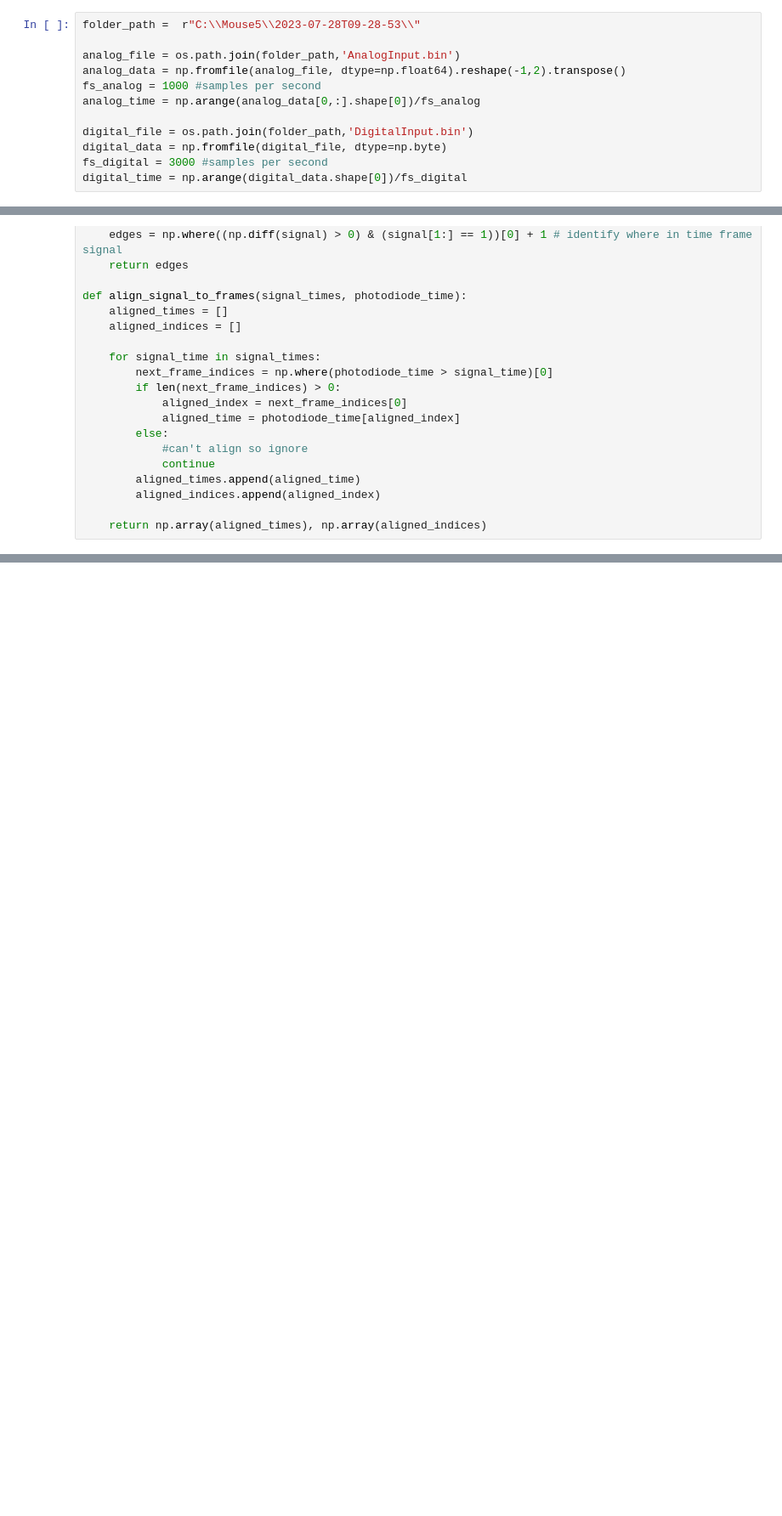
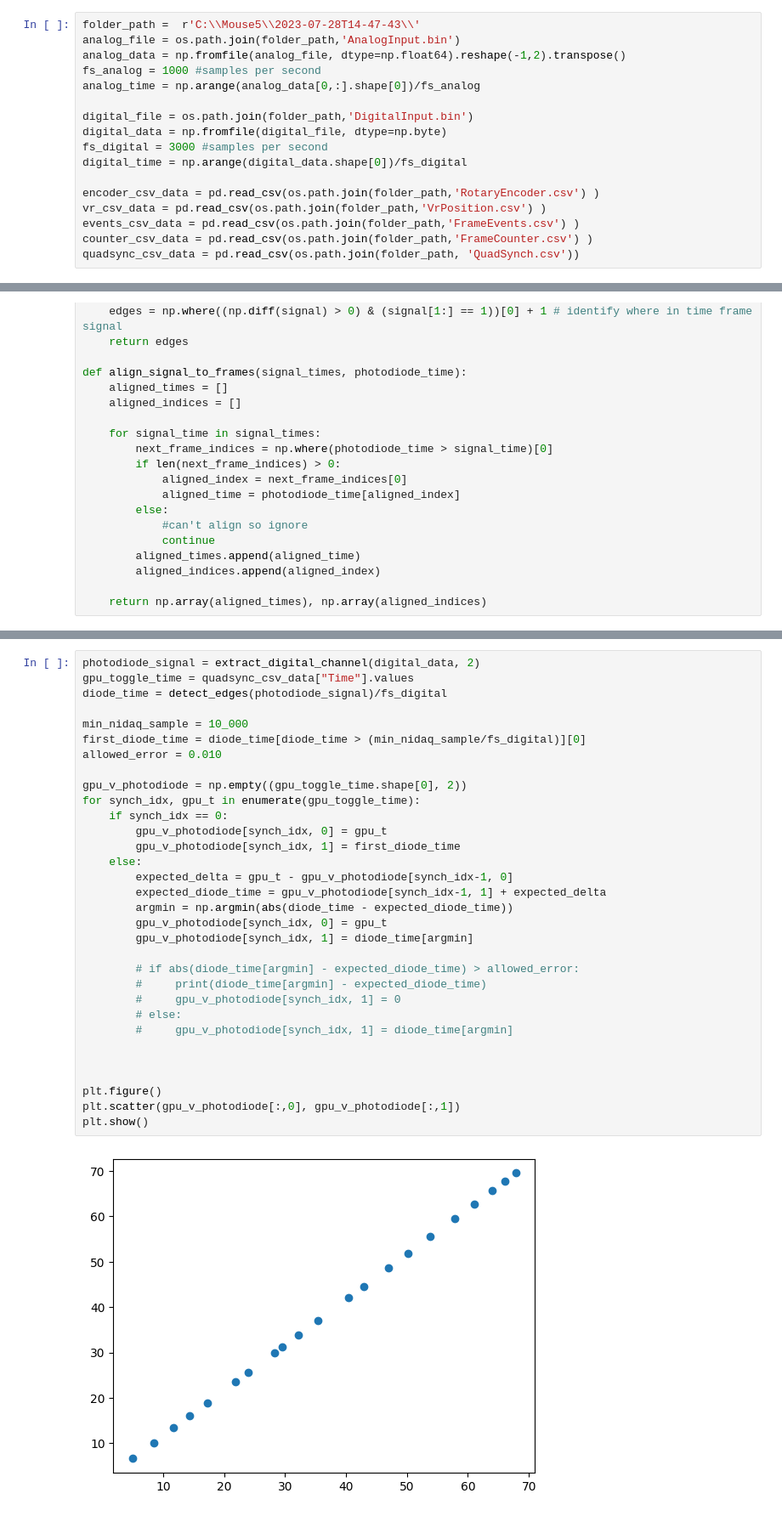
Before and after one commit to neurogears/sarahe-vr-2p, a Jupyter notebook: analysis/preprocessData.ipynb, the cells around one changed output, grey strips where cells are left out. Shown: that part at 85% size. Drawn from its saved outputs; the diff is of its cells as text; blank space fills up the shorter version.

Commit message:
random diode pulse +analysis for post processing

```diff
--- a/analysis/preprocessData.ipynb
+++ b/analysis/preprocessData.ipynb
@@ -7,6 +8,5 @@ from scipy.signal import resample_poly
 # %%
-folder_path =  r"C:\\Mouse5\\2023-07-28T09-28-53\\"
-
+folder_path =  r'C:\\Mouse5\\2023-07-28T14-47-43\\'
 analog_file = os.path.join(folder_path,'AnalogInput.bin')
 analog_data = np.fromfile(analog_file, dtype=np.float64).reshape(-1,2).transpose()
 fs_analog = 1000 #samples per second
@@ -16,6 +16,12 @@ digital_file = os.path.join(folder_path,'DigitalInput.bin')
 digital_data = np.fromfile(digital_file, dtype=np.byte)
 fs_digital = 3000 #samples per second
 digital_time = np.arange(digital_data.shape[0])/fs_digital
+
+encoder_csv_data = pd.read_csv(os.path.join(folder_path,'RotaryEncoder.csv') )
+vr_csv_data = pd.read_csv(os.path.join(folder_path,'VrPosition.csv') )
+events_csv_data = pd.read_csv(os.path.join(folder_path,'FrameEvents.csv') )
+counter_csv_data = pd.read_csv(os.path.join(folder_path,'FrameCounter.csv') )
+quadsync_csv_data = pd.read_csv(os.path.join(folder_path, 'QuadSynch.csv'))
 # %%
 # define fxns for aligning and extracting data
 
@@ -49,0 +60,34 @@ def align_signal_to_frames(signal_times, photodiode_time):
+# %%
+photodiode_signal = extract_digital_channel(digital_data, 2)
+gpu_toggle_time = quadsync_csv_data["Time"].values
+diode_time = detect_edges(photodiode_signal)/fs_digital
+
+min_nidaq_sample = 10_000
+first_diode_time = diode_time[diode_time > (min_nidaq_sample/fs_digital)][0]
+allowed_error = 0.010
+
+gpu_v_photodiode = np.empty((gpu_toggle_time.shape[0], 2))
+for synch_idx, gpu_t in enumerate(gpu_toggle_time):
+    if synch_idx == 0:
+        gpu_v_photodiode[synch_idx, 0] = gpu_t
+        gpu_v_photodiode[synch_idx, 1] = first_diode_time
+    else:
+        expected_delta = gpu_t - gpu_v_photodiode[synch_idx-1, 0]
+        expected_diode_time = gpu_v_photodiode[synch_idx-1, 1] + expected_delta
+        argmin = np.argmin(abs(diode_time - expected_diode_time))
+        gpu_v_photodiode[synch_idx, 0] = gpu_t
+        gpu_v_photodiode[synch_idx, 1] = diode_time[argmin]
+
+        # if abs(diode_time[argmin] - expected_diode_time) > allowed_error:
+        #     print(diode_time[argmin] - expected_diode_time)
+        #     gpu_v_photodiode[synch_idx, 1] = 0
+        # else:
+        #     gpu_v_photodiode[synch_idx, 1] = diode_time[argmin]
+
+
+
+plt.figure()
+plt.scatter(gpu_v_photodiode[:,0], gpu_v_photodiode[:,1])
+plt.show()
+# %% [output]
+[figure, added]
```
Also changed, not shown: parts of 11 cells of this notebook, 1 other file.
